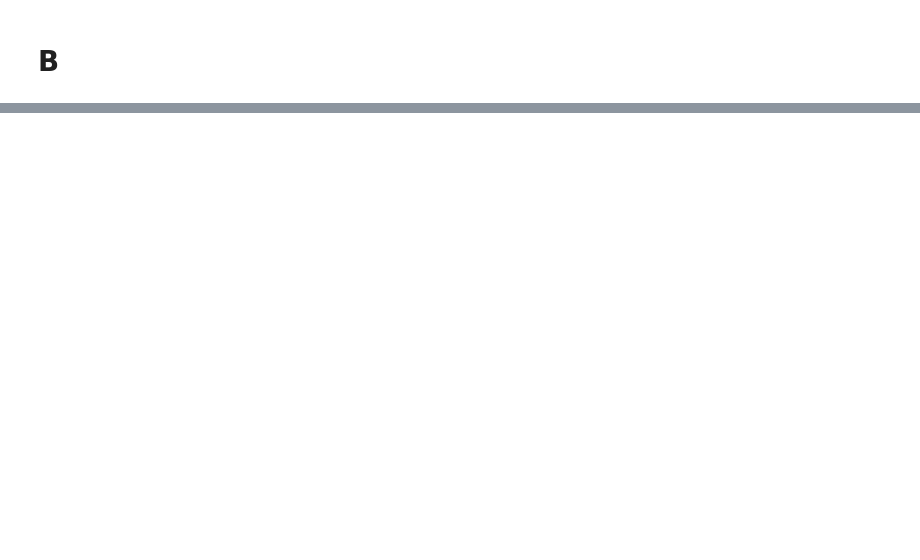
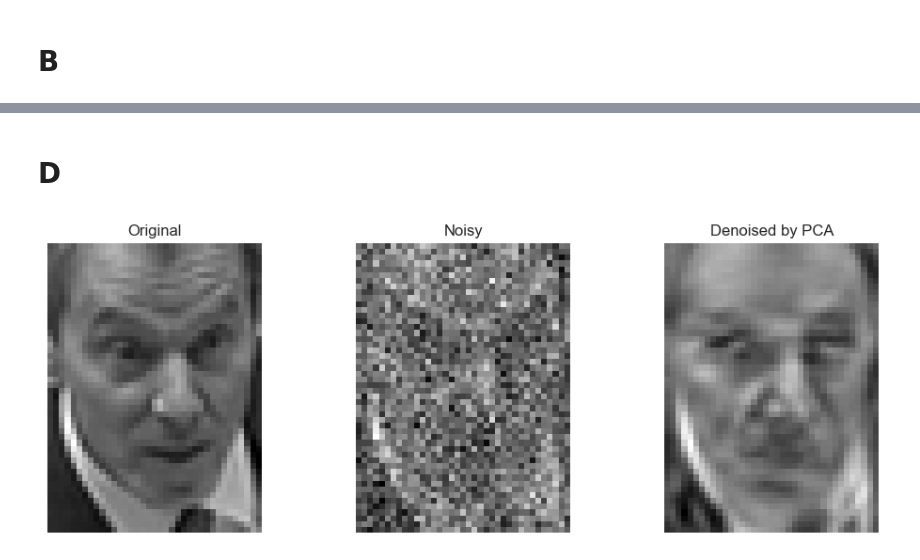
Before and after one commit to EbrahimNouri/AI_HW, a Jupyter notebook: HW6/HW6_4.ipynb, the cells around one changed output, grey strips where cells are left out. Saved outputs shown, nothing was run; the diff lists cells and outputs as text; code cells hidden in the pictures; blank space fills up the shorter version.

```diff
--- a/HW6/HW6_4.ipynb
+++ b/HW6/HW6_4.ipynb
@@ -61,0 +71,32 @@ for idx, (ax, comp_idx) in enumerate(zip(axes.flat, [0, 1, 2, 3])):
+# %% [markdown]
+# D
+# %%
+
+noise_std = 0.20
+noisy = original + noise_std * np.random.randn(original.size)
+noisy_img = noisy.reshape(h, w)
+
+X_noisy = X.copy()
+X_noisy[idx] = noisy
+
+X_pca_noisy = pca.transform(X_noisy)
+X_denoised = pca.inverse_transform(X_pca_noisy)
+denoised_img = X_denoised[idx].reshape(h, w)
+
+fig, axes = plt.subplots(1, 3, figsize=(12, 4))
+
+axes[0].imshow(original.reshape(h, w), cmap='gray')
+axes[0].set_title("Original")
+axes[0].axis('off')
+
+axes[1].imshow(noisy_img, cmap='gray')
+axes[1].set_title("Noisy")
+axes[1].axis('off')
+
+axes[2].imshow(denoised_img, cmap='gray')
+axes[2].set_title("Denoised by PCA")
+axes[2].axis('off')
+
+plt.show()
+# %% [output]
+[figure, added]
```
Also changed, not shown: parts of 8 cells of this notebook, 3 other files.
